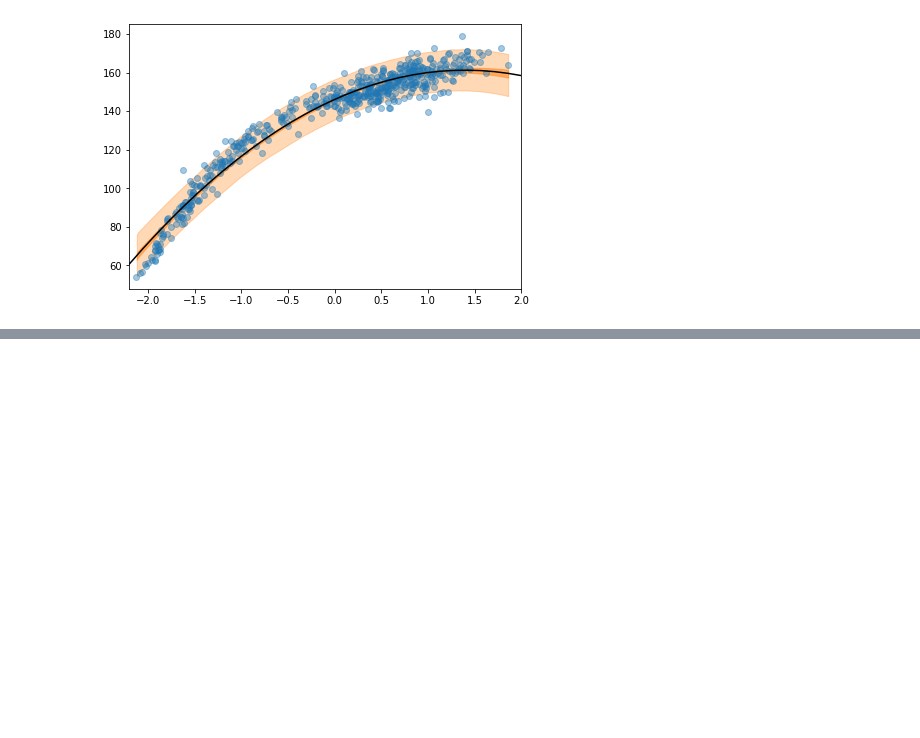
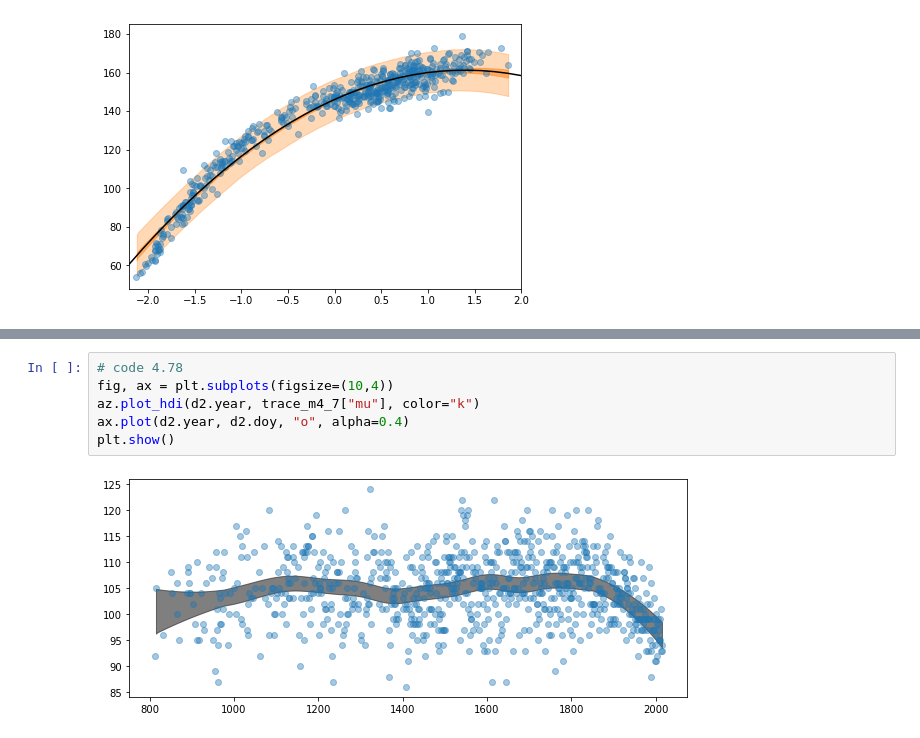
Before and after one commit to SamGijsen/StatisticalRethinking_PyMC, a Jupyter notebook: Chapter 4.ipynb, the cells around one changed output, grey strips where cells are left out. Saved outputs shown, nothing was run; the diff lists cells and outputs as text; blank space fills up the shorter version.

```diff
--- a/Chapter 4.ipynb
+++ b/Chapter 4.ipynb
@@ -534,0 +611,8 @@ plt.xlim([-2.2, 2]);
+# %%
+# code 4.78
+fig, ax = plt.subplots(figsize=(10,4))
+az.plot_hdi(d2.year, trace_m4_7["mu"], color="k")
+ax.plot(d2.year, d2.doy, "o", alpha=0.4)
+plt.show()
+# %% [output]
+[figure, added]
```
Also changed, not shown: parts of 29 cells of this notebook.
